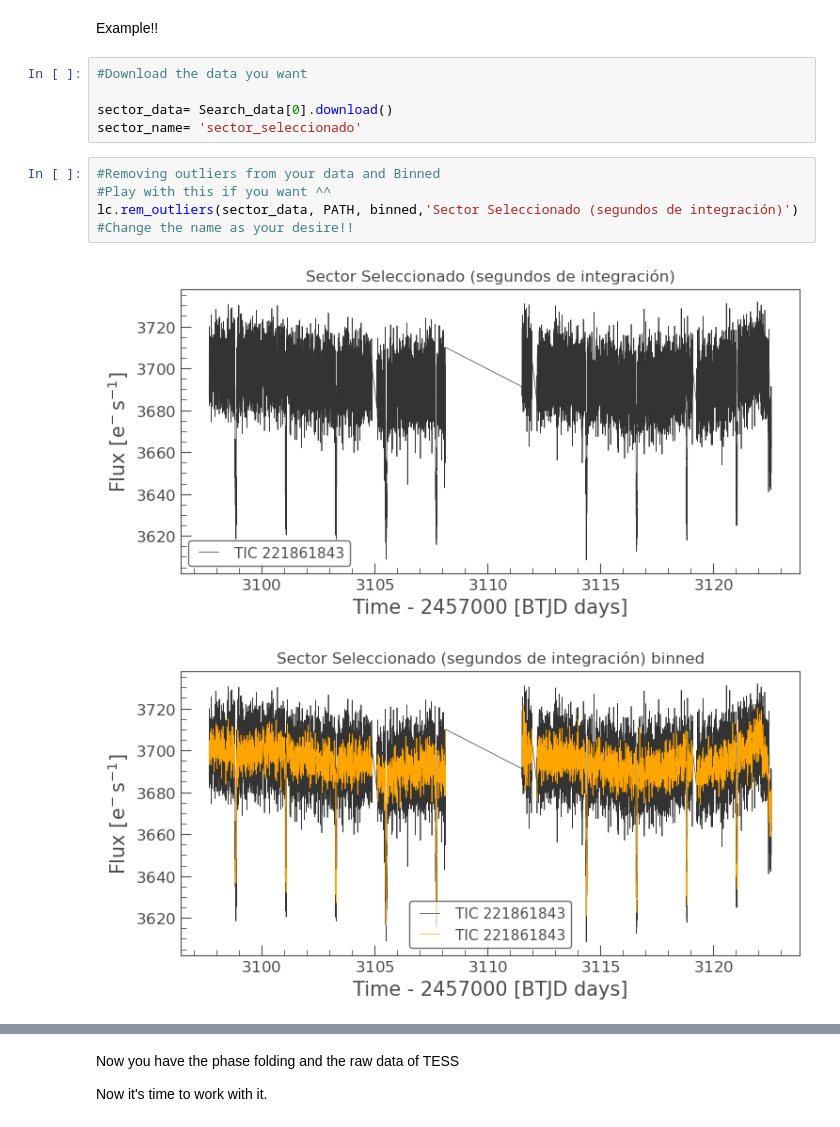
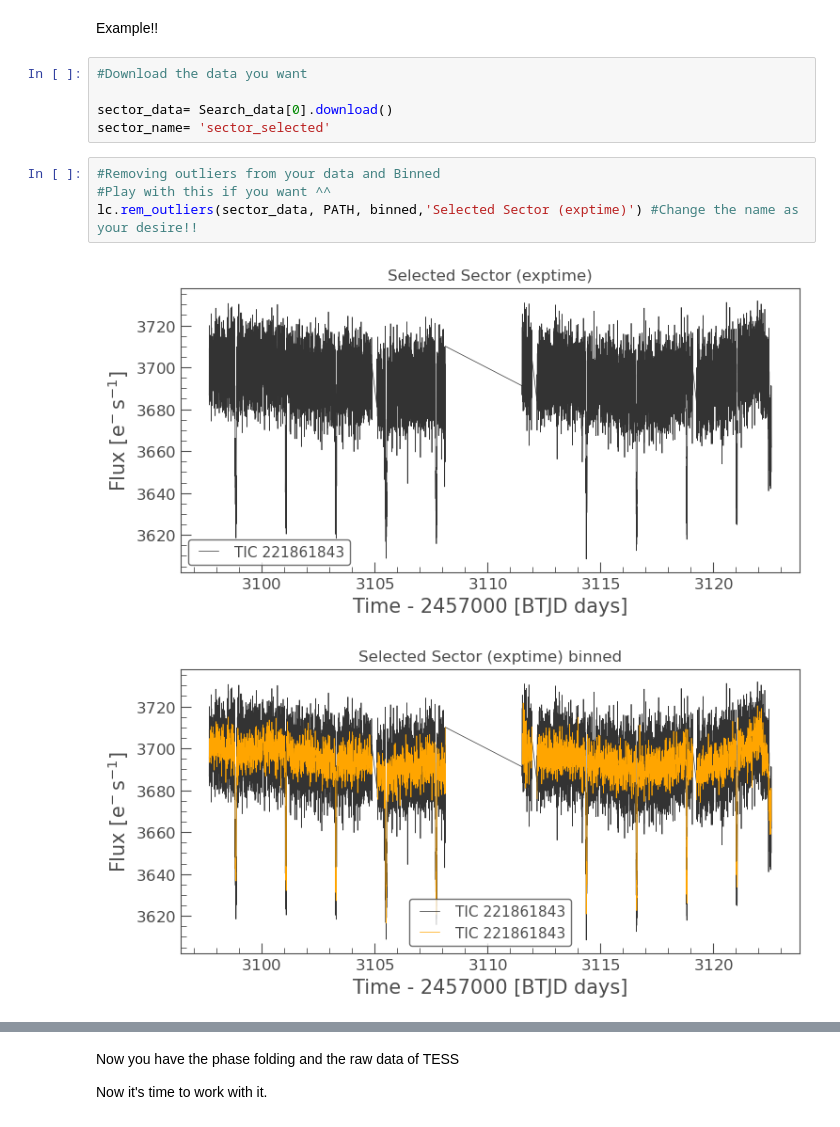
Before and after one commit to MasheLaNube/astroREBECCA, a Jupyter notebook: Tutorial_TESS.ipynb, the cells around one changed output, grey strips where cells are left out. Cells and saved outputs as stored; diff of their text form.

```diff
--- a/Tutorial_TESS.ipynb
+++ b/Tutorial_TESS.ipynb
@@ -37,14 +37,14 @@ Example!!
 #Download the data you want
 
 sector_data= Search_data[0].download()
-sector_name= 'sector_seleccionado'
+sector_name= 'sector_selected'
 # %%
 #Removing outliers from your data and Binned
 #Play with this if you want ^^
-lc.rem_outliers(sector_data, PATH, binned,'Sector Seleccionado (segundos de integración)') #Change the name as your desire!!
+lc.rem_outliers(sector_data, PATH, binned,'Selected Sector (exptime)') #Change the name as your desire!!
 # %% [output]
-[figure, old version]
+[figure, new version]
-[figure, old version]
+[figure, new version]
 # %%
 #Identify when the transits will happen (Assuming there is no TTV)
 
```
Also changed, not shown: parts of 6 cells of this notebook, 15 other files.
